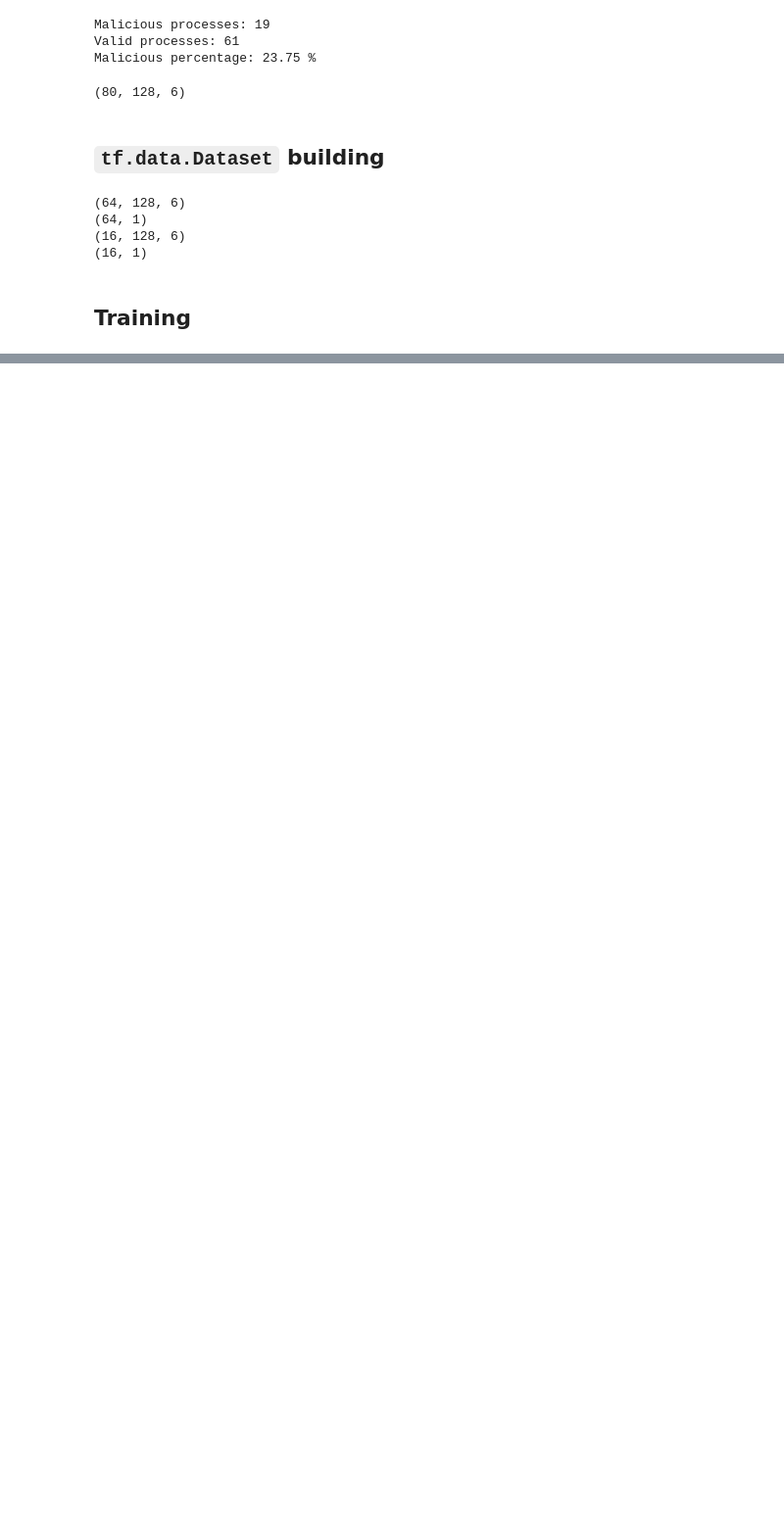
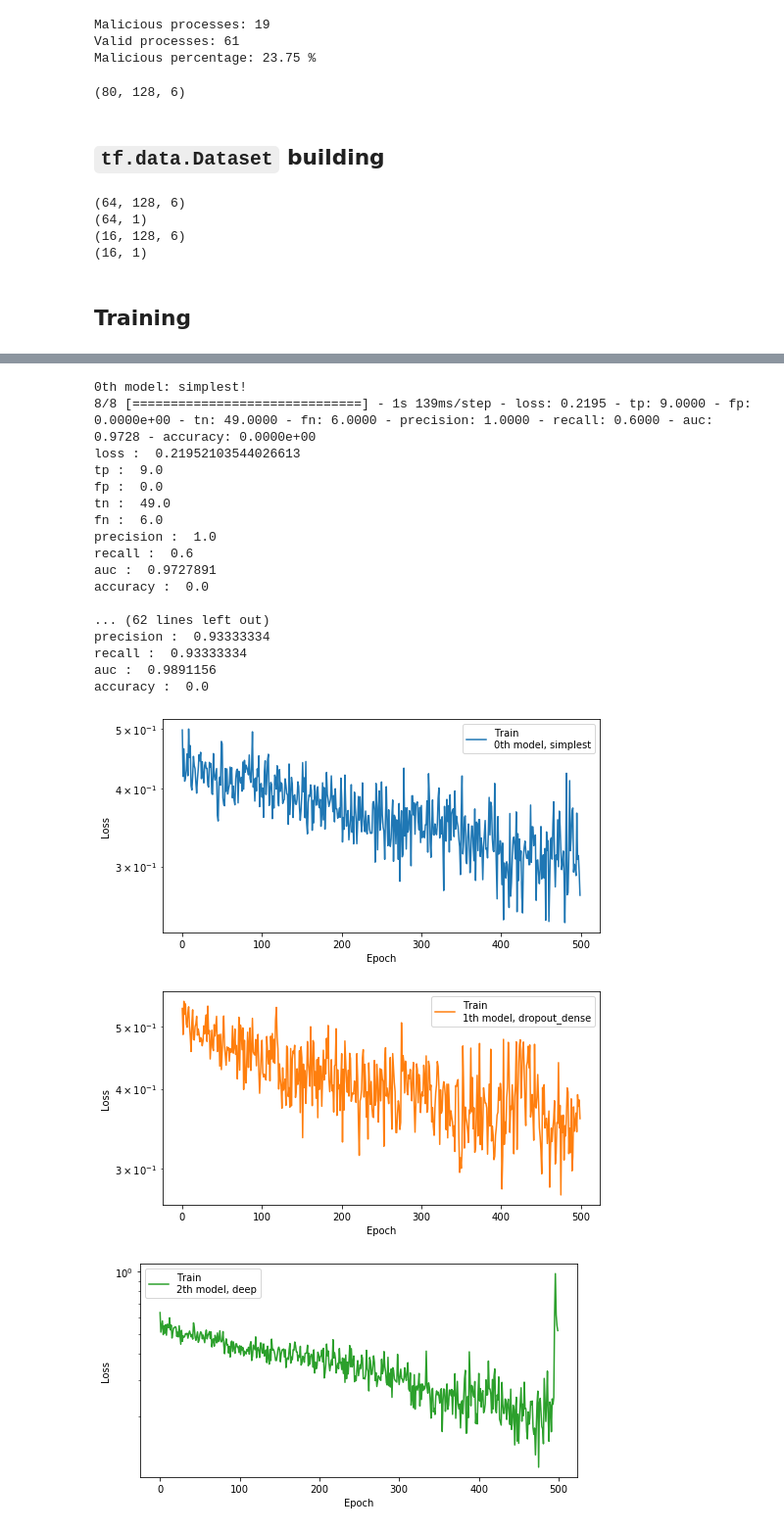
Before and after one commit to dtrizna/SysmonRNN, a Jupyter notebook: main_pipeline.ipynb, the cells around one changed output, grey strips where cells are left out. Shown: that part at 98% size. Cells and saved outputs as stored; diff of their text form; code cells hidden in the pictures; blank space fills up the shorter version.

```diff
--- a/main_pipeline.ipynb
+++ b/main_pipeline.ipynb
@@ -100,7 +104,6 @@ df.ProcessId.value_counts()[-20:]
 Name: ProcessId, dtype: int64
 # %%
-fields = ['UtcTime', 'ProcessId', 'EventID', 'User', 'Image', 'ImageLoaded', 'CommandLine',
-            'ParentImage', 'ParentCommandLine', 'DestinationPort', 'Protocol', 'QueryName', 'TargetFilename', 'TargetObject', 'raw']
+fields = ['UtcTime', 'ProcessId', 'EventID', 'User', 'Image', 'ImageLoaded', 'CommandLine',             'ParentImage', 'ParentCommandLine', 'DestinationPort', 'Protocol', 'QueryName', 'TargetFilename', 'TargetObject', 'raw']
 # %%
 # all processes with less than 3 sequences are valid... simple malicious dropper generated in our case 4 events
 df[df.ProcessId == '6432'][fields]
@@ -502,9 +501,10 @@ from models import  model_simplest, model_dd, model_deep, model_deeper, model_bi
 # %%
+# without regularization (commented Dropout() in models)
 models = { 'simplest': model_simplest(MAX_TIMESTEPS, N),
   'dropout_dense': model_dd(MAX_TIMESTEPS, N),
   'deep': model_deep(MAX_TIMESTEPS, N),
   'deeper': model_deeper(MAX_TIMESTEPS, N),
-  'bidirectional': model_bidir(MAX_TIMESTEPS, N),
+  #'bidirectional': model_bidir(MAX_TIMESTEPS, N),
   'conv1d': model_conv_rnn(MAX_TIMESTEPS, N),
   'conv1d_bi': model_conv_birnn(MAX_TIMESTEPS, N)}
 # %%
@@ -526,7 +526,7 @@ def plot_loss(epochs, history, label, n, val=False):
 
     plt.legend()
 # %%
-  METRICS = [
+METRICS = [
     keras.metrics.TruePositives(name='tp'),
     keras.metrics.FalsePositives(name='fp'),
     keras.metrics.TrueNegatives(name='tn'),
@@ -540,19 +540,3 @@ def plot_loss(epochs, history, label, n, val=False):
     keras.metrics.AUC(name='auc'),
     keras.metrics.Accuracy(name='accuracy')
     ]
-
-for i, (name, model) in enumerate(models.items()):
-  print(f"\n{i}th model: {name}!")
-
-  OPT = keras.optimizers.Adam()
-  model.compile(optimizer=OPT, loss='binary_crossentropy', metrics=METRICS)
-
-  h = model.fit(train_Xds, epochs=100, verbose=0)
-  plt.figure(figsize=[8, 4])
-  plot_loss(h.epoch, h.history, f"\n{i}th model, {name}", i)
-
-  results = model.evaluate(val_Xds)
-
-  for name, value in zip(model.metrics_names, results):
-    print(name, ': ', value)
-  print()
@@ -577,0 +549,3 @@ ValueError: x has to be a floating point tensor since it's going to be scaled. G
+# %%
+model = models['simplest']
+model.fit(train_Xds, epochs=3, verbose=1)
@@ -577,0 +577,39 @@ ValueError: x has to be a floating point tensor since it's going to be scaled. G
+# %%
+for i, (name, model) in enumerate(models.items()):
+  print(f"\n{i}th model: {name}!")
+  if name == 'bidirectional':
+    continue
+  OPT = keras.optimizers.Adam()
+  model.compile(optimizer=OPT, loss='binary_crossentropy', metrics=METRICS)
+
+  h = model.fit(train_Xds, epochs=500, verbose=0)
+  plt.figure(figsize=[8, 4])
+  plot_loss(h.epoch, h.history, f"\n{i}th model, {name}", i)
+
+  # results on training data - to test overfitting
+  results = model.evaluate(train_Xds)
+
+  for name, value in zip(model.metrics_names, results):
+    print(name, ': ', value)
+  print()
+# %% [output]
+0th model: simplest!
+8/8 [==============================] - 1s 139ms/step - loss: 0.2195 - tp: 9.0000 - fp: 0.0000e+00 - tn: 49.0000 - fn: 6.0000 - precision: 1.0000 - recall: 0.6000 - auc: 0.9728 - accuracy: 0.0000e+00
+loss :  0.21952103544026613
+tp :  9.0
+fp :  0.0
+tn :  49.0
+fn :  6.0
+precision :  1.0
+recall :  0.6
+auc :  0.9727891
+accuracy :  0.0
+
+... (62 lines left out)
+precision :  0.93333334
+recall :  0.93333334
+auc :  0.9891156
+accuracy :  0.0
+[figure, added]
+[figure, added]
+[figure, added]
```
Also changed, not shown: parts of 20 cells of this notebook, 1 other file.
